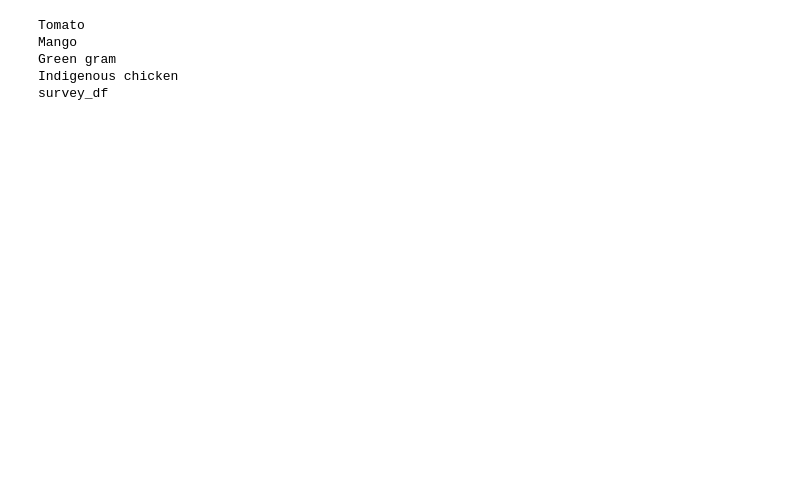
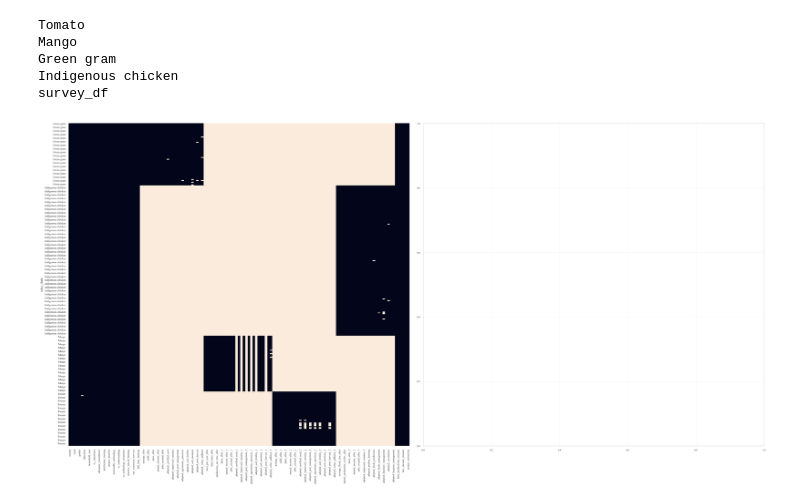
Before and after one commit to StephKisee/narigp-farmer-impact-study, a Jupyter notebook: notebooks/notebook.ipynb, the cells around one changed output. Drawn from its saved outputs; the diff is of its cells as text; code cells hidden in the pictures; blank space fills up the shorter version.

```diff
--- a/notebooks/notebook.ipynb
+++ b/notebooks/notebook.ipynb
@@ -106,7 +108,8 @@ kenya = gpd.read_file('../data/processed/geojson/kenya.geojson')
 counties = gpd.read_file('../data/processed/geojson/kenya_counties.geojson')
 sub_counties = gpd.read_file('../data/processed/geojson/kenya_sub_counties.geojson')
 wards = gpd.read_file('../data/processed/geojson/kenya_wards.geojson')
-kenya.crs = counties.crs = sub_counties.crs = wards.crs = 'EPSG:4326'
+narig_wards = gpd.read_file('../data/processed/geojson/narig_wards.geojson')
+kenya.crs = counties.crs = sub_counties.crs = wards.crs = narig_wards.crs = 'EPSG:4326'
 makueni_county = counties[counties['county'] == 'Makueni']
 makueni_sub_counties = sub_counties[sub_counties['county'] == 'Makueni']
 makueni_wards = wards[wards['county'] == 'Makueni']
@@ -114,7 +117,6 @@ makueni_wards = wards[wards['county'] == 'Makueni']
 survey.rename(columns=column_names, inplace=True)
 
 replace_map = {'Diasgree': 'Disagree',
-               '6+': 6,
                'Kako': 'Waia/Kako',
                'Mtito': 'Mtito Andei'}
 
@@ -127,7 +129,7 @@ ordinal_map = {'Strongly Agree': 5,
 reverse_map = {v: k for k, v in ordinal_map.items()}
 
 survey.replace(replace_map, inplace=True)
-survey.replace(ordinal_map, inplace=True)
+# survey.replace(ordinal_map, inplace=True)
 
 survey = makueni_wards.merge(survey, on='ward', how='right')
 
@@ -135,6 +137,9 @@ survey['age'] = survey['age'].replace(0, np.nan)
 survey['gender'] = survey['gender'].str.split().str[-1]
 
 orig_col_order = list(survey.columns)
+
+fig, ax = plt.subplots(1, 2, figsize=(30, 15))
+sns.heatmap(survey.set_index('value_chain').sort_index().isnull(), cbar=False, ax=ax[0])
 
 demographic_cols = survey.columns[:12].tolist()
 attitude_cols = survey.columns[12:20].tolist()
@@ -146,40 +151,44 @@ performance_cols = survey.columns[-6:].tolist()
 value_chains = list(survey['value_chain'].unique())
 
 narig_dfs = {vc: survey[survey['value_chain'] == vc].dropna(axis=1, how='all') for vc in value_chains}
 
 for k, v in narig_dfs.items():
     v.columns = v.columns.str.replace('_\d', '', regex=True)
-    # v.dropna(axis=0, inplace=True)
+    v.dropna(axis=0, inplace=True)
     # v = create_composite_feature(v, attitude_cols, 'farmer_attitudes')
     # v = create_composite_feature(v, knowledge_cols, 'farmer_knowledge')
     # v = create_composite_feature(v, practice_cols, 'farmer_practices')
     # v = create_composite_feature(v, performance_cols, 'project_performance')
     # v = engineer_change_features(v)
 
 narig_dfs['survey_df'] = pd.concat(narig_dfs.values(), ignore_index=True)
 narig_dfs['survey_df'] = narig_dfs['survey_df'][[col for col in orig_col_order if col in narig_dfs['survey_df'].columns]]
 
-narig_dfs['survey_df'].replace(reverse_map, inplace=True)
-numeric_cols = narig_dfs['survey_df'].select_dtypes('number').columns.tolist()
-narig_dfs['survey_df'].replace(ordinal_map, inplace=True)
+# narig_dfs['survey_df'].replace(reverse_map, inplace=True)
+# numeric_cols = narig_dfs['survey_df'].select_dtypes('number').columns.tolist()
+# narig_dfs['survey_df'].replace(ordinal_map, inplace=True)
 
-narig_dfs['survey_df'] = create_change_features(narig_dfs['survey_df'], drop_before_after=False)
-narig_dfs['survey_df'] = create_composite_feature(narig_dfs['survey_df'], attitude_cols, 'farmer_attitudes', drop_features=False)
-narig_dfs['survey_df'] = create_composite_feature(narig_dfs['survey_df'], knowledge_cols, 'farmer_knowledge', drop_features=False)
-narig_dfs['survey_df'] = create_composite_feature(narig_dfs['survey_df'], practice_cols, 'farmer_practices', drop_features=False)
-narig_dfs['survey_df'] = create_composite_feature(narig_dfs['survey_df'], performance_cols, 'project_performance', drop_features=False)
+# narig_dfs['survey_df'] = create_change_features(narig_dfs['survey_df'], drop_before_after=False)
+# narig_dfs['survey_df'] = create_composite_feature(narig_dfs['survey_df'], attitude_cols, 'farmer_attitudes', drop_features=False)
+# narig_dfs['survey_df'] = create_composite_feature(narig_dfs['survey_df'], knowledge_cols, 'farmer_knowledge', drop_features=False)
+# narig_dfs['survey_df'] = create_composite_feature(narig_dfs['survey_df'], practice_cols, 'farmer_practices', drop_features=False)
+# narig_dfs['survey_df'] = create_composite_feature(narig_dfs['survey_df'], performance_cols, 'project_performance', drop_features=False)
 
 for k, v in narig_dfs.items():
     for col in v.select_dtypes('object').columns:
         v[col] = v[col].astype('category')
     for col in v.select_dtypes('float').columns:
         if v[col].apply(float.is_integer).all():
             v[col] = v[col].astype(int)
     print(k)
+
+# sns.heatmap(narig_dfs['survey_df'].set_index('value_chain').sort_index().isnull(), cbar=False, ax=ax[1])
+# plt.show()
 # %% [output]
 Tomato
 Mango
 Green gram
 Indigenous chicken
 survey_df
+[figure, added]
 # %%
```
Also changed, not shown: parts of 16 cells of this notebook, 3 other files.
